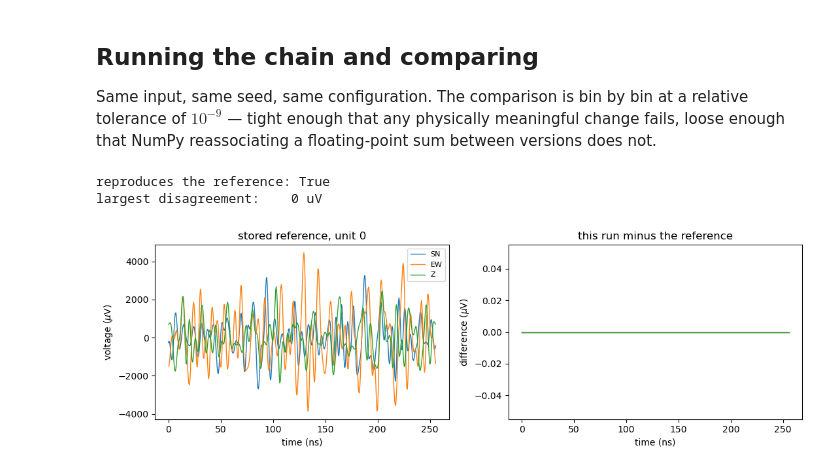
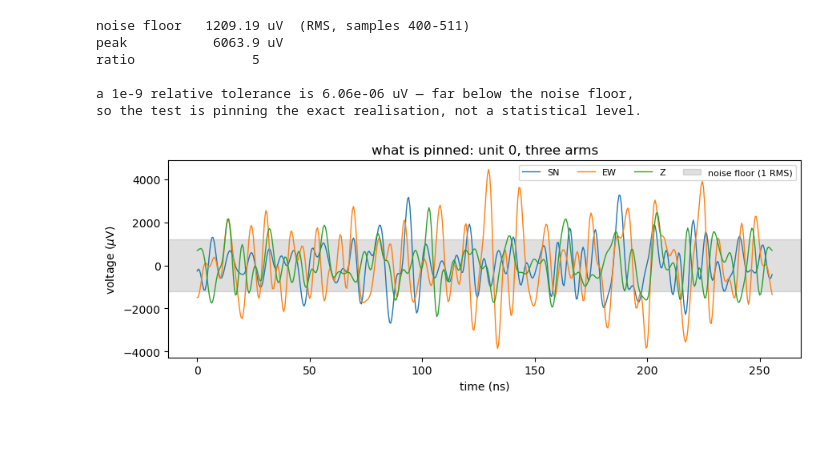
Before and after one commit to grand-mother/grand, a Jupyter notebook: notebooks/08_pipeline_regression.ipynb, the cells around one changed output. Drawn from its saved outputs; the diff is of its cells as text; code cells hidden in the pictures; blank space fills up the shorter version.

```diff
--- a/notebooks/08_pipeline_regression.ipynb
+++ b/notebooks/08_pipeline_regression.ipynb
@@ -78,38 +63,31 @@ shape (3, 3, 512)  peak 6063.9 uV
-# %% [markdown]
-## Running the chain and comparing
-
-Same input, same seed, same configuration. The comparison is bin by bin at a
-relative tolerance of $10^{-9}$ — tight enough that any physically meaningful
-change fails, loose enough that NumPy reassociating a floating-point sum
-between versions does not.
-# %%
-import logging, tempfile, pathlib
-
-# ROOT announces every tree it creates. Four such lines would sit between
-# the command below and its answer, so the logger is quietened here.
-logging.getLogger("grand").setLevel(logging.ERROR)
-
-fresh = golden._run_chain(pathlib.Path(tempfile.mkdtemp()))
-
-agree = np.allclose(fresh, stored, rtol=1e-9, atol=0.0)
-worst = np.abs(fresh - stored).max()
-print("reproduces the reference:", agree)
-print("largest disagreement:    %.3g uV" % worst)
-# %% [output]
-reproduces the reference: True
-largest disagreement:    0 uV
+# %%
+# The noise floor: sample the tail, away from the pulse.
+tail = reference[:, :, 400:]
+floor = tail.std()
+
+print("noise floor  %8.2f uV  (RMS, samples 400-511)" % floor)
+print("peak         %8.1f uV" % np.abs(reference).max())
+print("ratio        %8.0f" % (np.abs(reference).max() / floor))
+print()
+print("a 1e-9 relative tolerance is %.2e uV — far below the noise floor,"
+      % (1e-9 * np.abs(reference).max()))
+print("so the test is pinning the exact realisation, not a statistical level.")
+# %% [output]
+noise floor   1209.19 uV  (RMS, samples 400-511)
+peak           6063.9 uV
+ratio               5
+
+a 1e-9 relative tolerance is 6.06e-06 uV — far below the noise floor,
+so the test is pinning the exact realisation, not a statistical level.
 # %%
-fig, axes = plt.subplots(1, 2, figsize=(11, 3.6))
-
-t_ns = np.arange(stored.shape[2]) * golden.T_BIN_NS
+fig, ax = plt.subplots(figsize=(9, 3.4))
+t_ns = np.arange(reference.shape[2]) * golden.T_BIN_NS
 for arm, name in enumerate(("SN", "EW", "Z")):
-    axes[0].plot(t_ns, stored[0, arm], lw=1, label=name)
-axes[0].set_xlabel("time (ns)"); axes[0].set_ylabel(r"voltage ($\mu$V)")
-axes[0].set_title("stored reference, unit 0"); axes[0].legend(fontsize=8)
-
-axes[1].plot(t_ns, (fresh - stored)[0].T, lw=1)
-axes[1].set_xlabel("time (ns)"); axes[1].set_ylabel(r"difference ($\mu$V)")
-axes[1].set_title("this run minus the reference")
-fig.tight_layout()
+    ax.plot(t_ns, reference[0, arm], lw=1, label=name)
+ax.axhspan(-floor, floor, color="grey", alpha=0.25,
+           label="noise floor (1 RMS)")
+ax.set_xlabel("time (ns)"); ax.set_ylabel(r"voltage ($\mu$V)")
+ax.set_title("what is pinned: unit 0, three arms")
+ax.legend(fontsize=8, ncol=4); fig.tight_layout()
 # %% [output]
-[figure, old version]
+[figure, new version]
```
Also changed, not shown: parts of 19 cells of this notebook, 2 other files.
